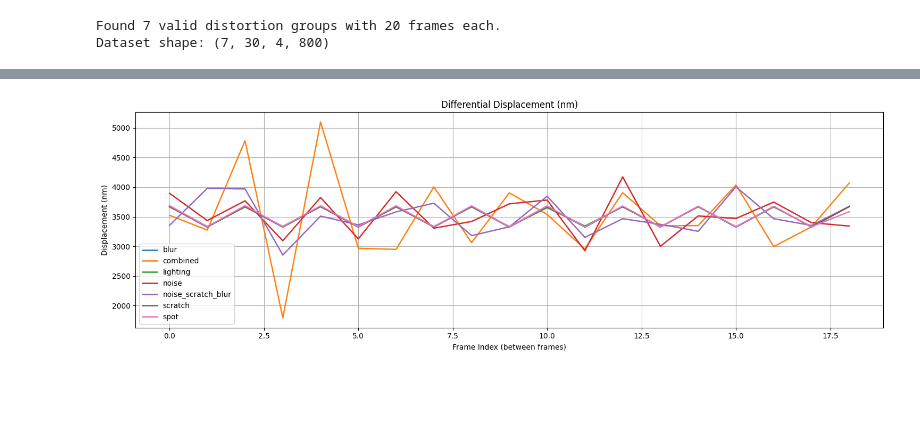
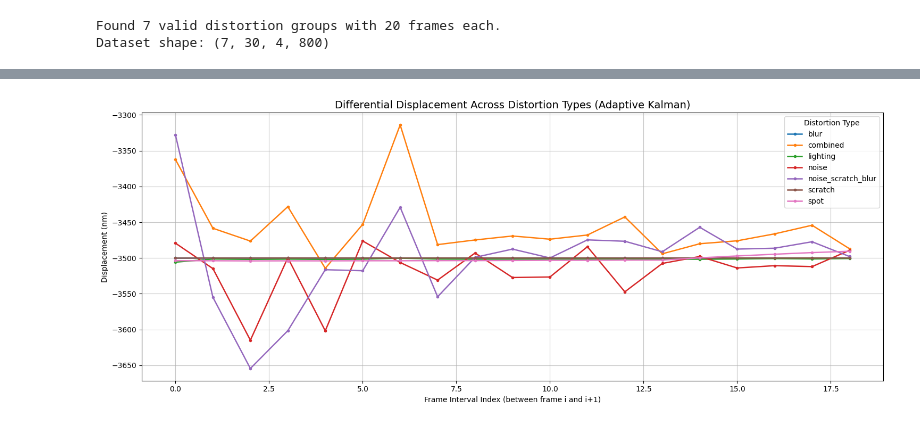
Before and after one commit to alekseevavlada/DiffScale, a Jupyter notebook: Subpixel-Processing/Notebooks/Subpixel.ipynb, the cells around one changed output, grey strips where cells are left out. Cells and saved outputs as stored; diff of their text form; code cells hidden in the pictures; blank space fills up the shorter version.

```diff
--- a/Subpixel-Processing/Notebooks/Subpixel.ipynb
+++ b/Subpixel-Processing/Notebooks/Subpixel.ipynb
@@ -446,18 +484,29 @@ Stats for spot:
 # %%
-# Optional: Compare methods for all types
-plt.figure(figsize=(15, 5))
+# Compare differential displacements across all distortion types
+plt.figure(figsize=(15, 6))
+
+frame_indices = None
 
 for dtype in distortion_types:
+    if dtype not in results_all:
+        continue
     data = results_all[dtype]
-    diff_shifts = data['diff_kalman']
-    plt.plot(diff_shifts, label=dtype, linewidth=1.8)
+    diff_shifts = data.get('diff_adaptive')
+    if diff_shifts is None:
+        print(f"Warning: 'diff_adaptive' not found for {dtype}")
+        continue
 
-plt.title('Differential Displacement (nm)')
-plt.xlabel('Frame Index (between frames)')
+    if frame_indices is None:
+        frame_indices = np.arange(len(diff_shifts))
+
+    plt.plot(frame_indices, diff_shifts, label=dtype, linewidth=1.8, marker='o', markersize=3)
+
+plt.title('Differential Displacement Across Distortion Types (Adaptive Kalman)', fontsize=14)
+plt.xlabel('Frame Interval Index (between frame i and i+1)')
 plt.ylabel('Displacement (nm)')
-plt.grid(True)
-plt.legend()
+plt.grid(True, alpha=0.7)
+plt.legend(title="Distortion Type")
 plt.tight_layout()
 plt.show()
 # %% [output]
-[figure, old version]
+[figure, new version]
```
Also changed, not shown: parts of 10 cells of this notebook, 1 other file.
